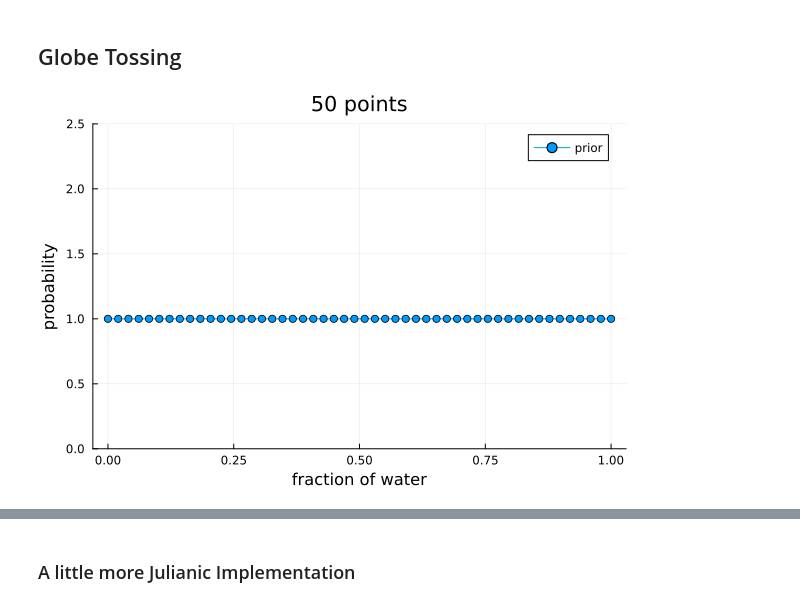
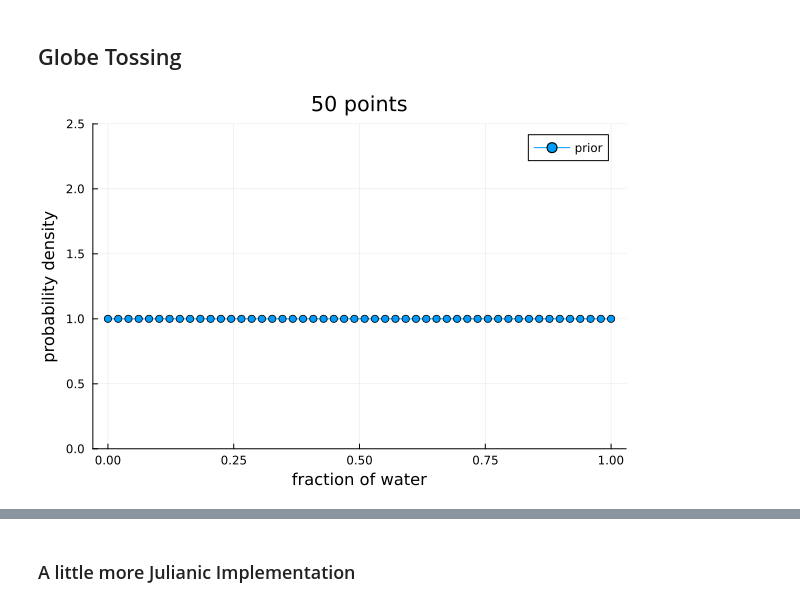
Before and after one commit to sungjuGit/STJuliaIntroBayesian, a Jupyter notebook: GlobeTossing.ipynb, the cells around one changed output, grey strips where cells are left out. Drawn from its saved outputs; the diff is of its cells as text; code cells hidden in the pictures.

Commit message:
corrected y label (probability density)

```diff
--- a/GlobeTossing.ipynb
+++ b/GlobeTossing.ipynb
@@ -7,22 +7,22 @@ using Turing
 # %%
 size = 50
 
 θ_grid = zeros(size)
 prior = zeros(size)
 likelihood = zeros(size)
 posterior_unstandardized = zeros(size)
 posterior = zeros(size)
 
 # uniform prior (alpha = 1, beta = 1)
 
 for i in 1:size
     θ_grid[i] = (i-1)*1/(size-1)
     prior[i] = pdf(Beta(1,1),θ_grid[i]);
 end
 
-plot(θ_grid, prior; ylims=[0, 2.5], label = "prior", xlabel="fraction of water", ylabel="probability", title="$size points", markershape=:circle)
+plot(θ_grid, prior; ylims=[0, 2.5], label = "prior", xlabel="fraction of water", ylabel="probability density", title="$size points", markershape=:circle)
 # %% [output]
-[figure, old version]
+[figure, new version]
 # %%
 # first tossing: W
 
```
Also changed, not shown: parts of 10 cells of this notebook.
